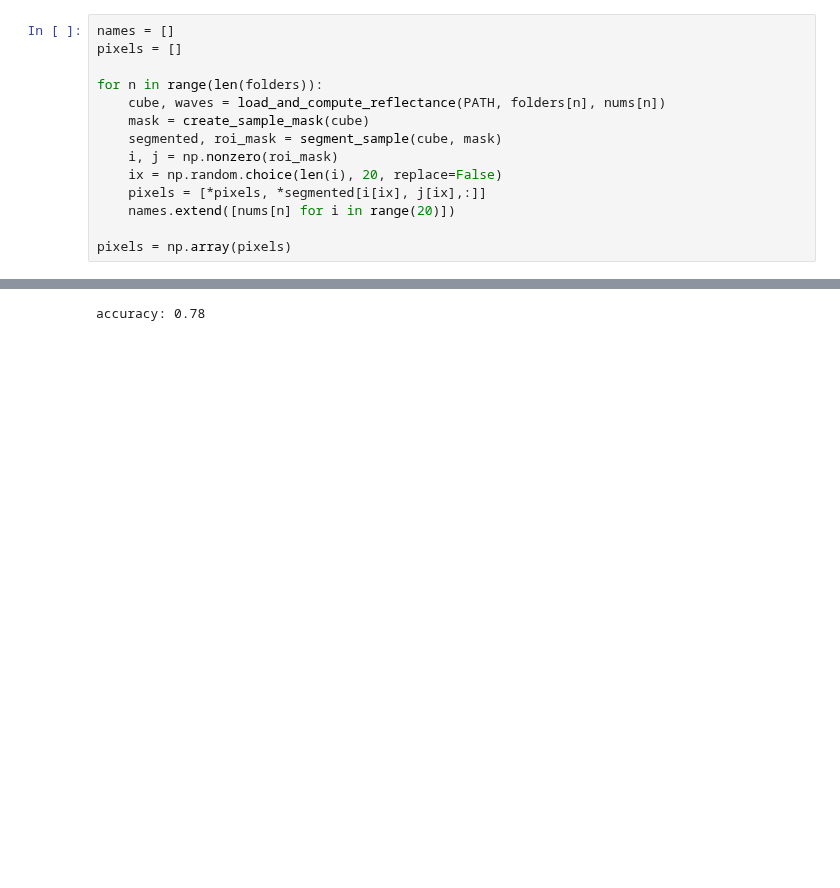
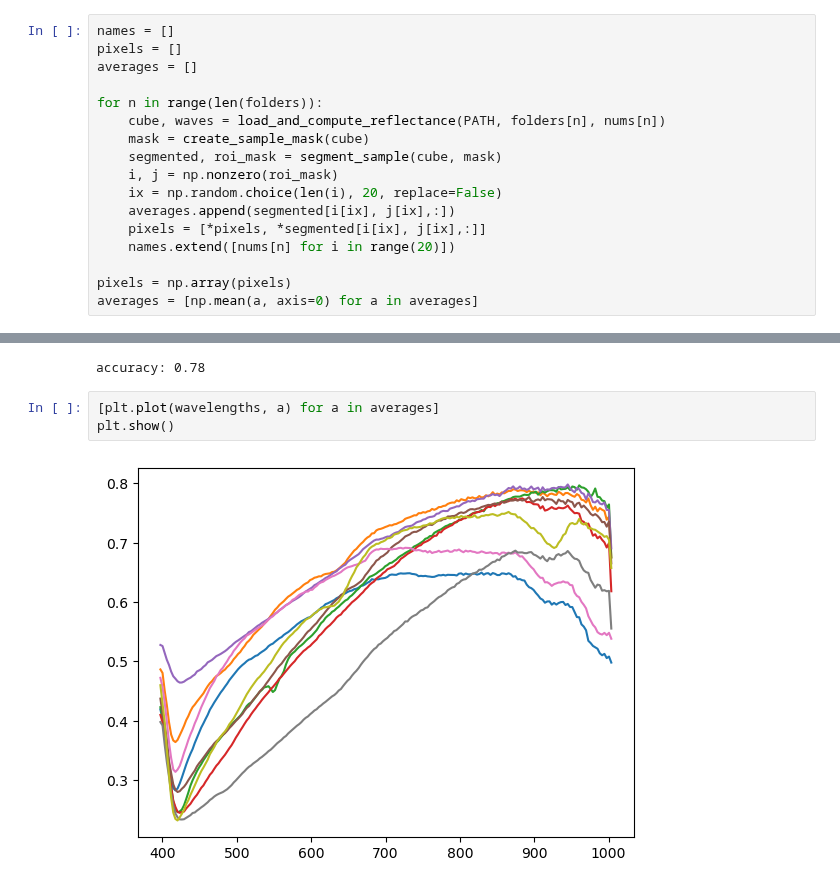
Before and after one commit to annitarvainen/tutkimusprojekti, a Jupyter notebook: projekti_aloitus.ipynb, the cells around one changed output, grey strips where cells are left out. Saved outputs shown, nothing was run; the diff lists cells and outputs as text; blank space fills up the shorter version.

Commit message:
Plotted averages of sampled pixels in projekti_aloitus.

```diff
--- a/projekti_aloitus.ipynb
+++ b/projekti_aloitus.ipynb
@@ -403,6 +403,7 @@ plt.show()
 # %%
 names = []
 pixels = []
+averages = []
 
 for n in range(len(folders)):
     cube, waves = load_and_compute_reflectance(PATH, folders[n], nums[n])
@@ -410,10 +411,12 @@ for n in range(len(folders)):
     segmented, roi_mask = segment_sample(cube, mask)
     i, j = np.nonzero(roi_mask)
     ix = np.random.choice(len(i), 20, replace=False)
+    averages.append(segmented[i[ix], j[ix],:])
     pixels = [*pixels, *segmented[i[ix], j[ix],:]]
     names.extend([nums[n] for i in range(20)])
 
 pixels = np.array(pixels)
+averages = [np.mean(a, axis=0) for a in averages]
 # %%
 X_train, X_test, y_train, y_test = train_test_split(
     pixels, names, test_size=0.25, random_state=42
@@ -435,3 +438,8 @@ accuracy = accuracy_score(y_test, y_pred)
 print(f"accuracy: {round(accuracy,2)}")
 # %% [output]
 accuracy: 0.78
+# %%
+[plt.plot(wavelengths, a) for a in averages]
+plt.show()
+# %% [output]
+[figure, added]
```
